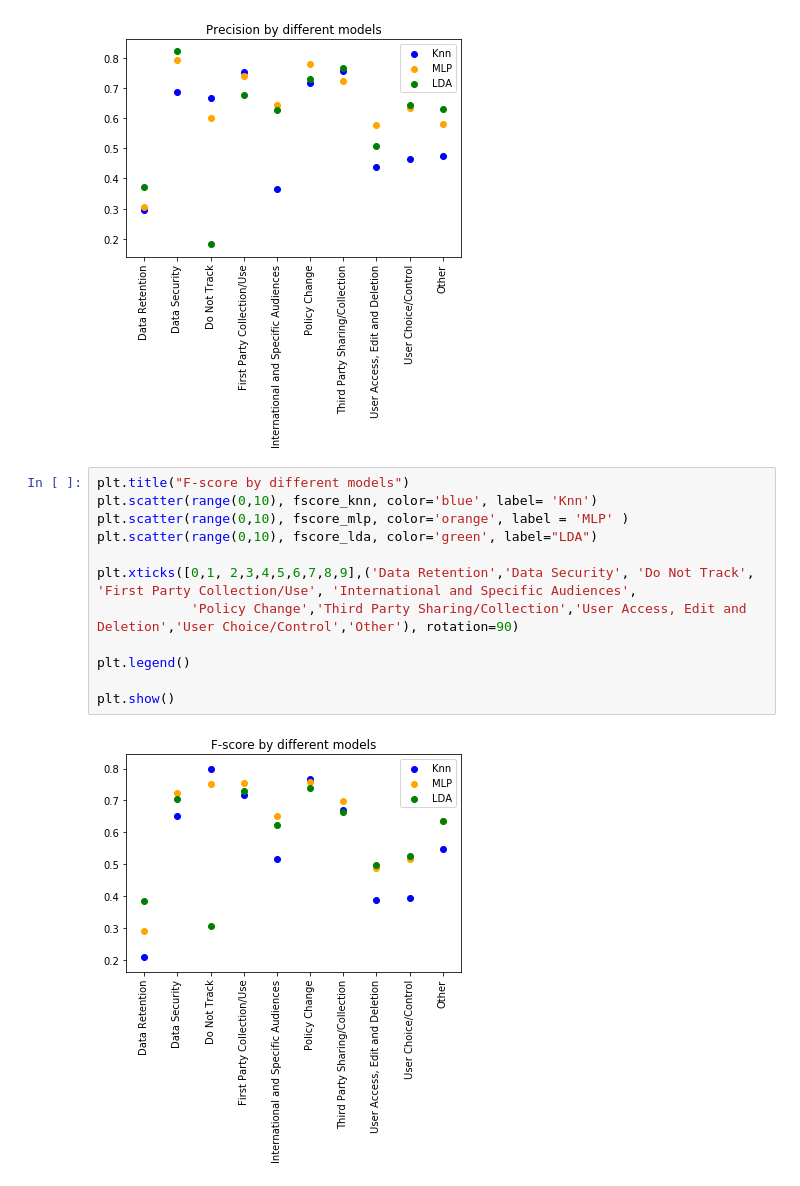
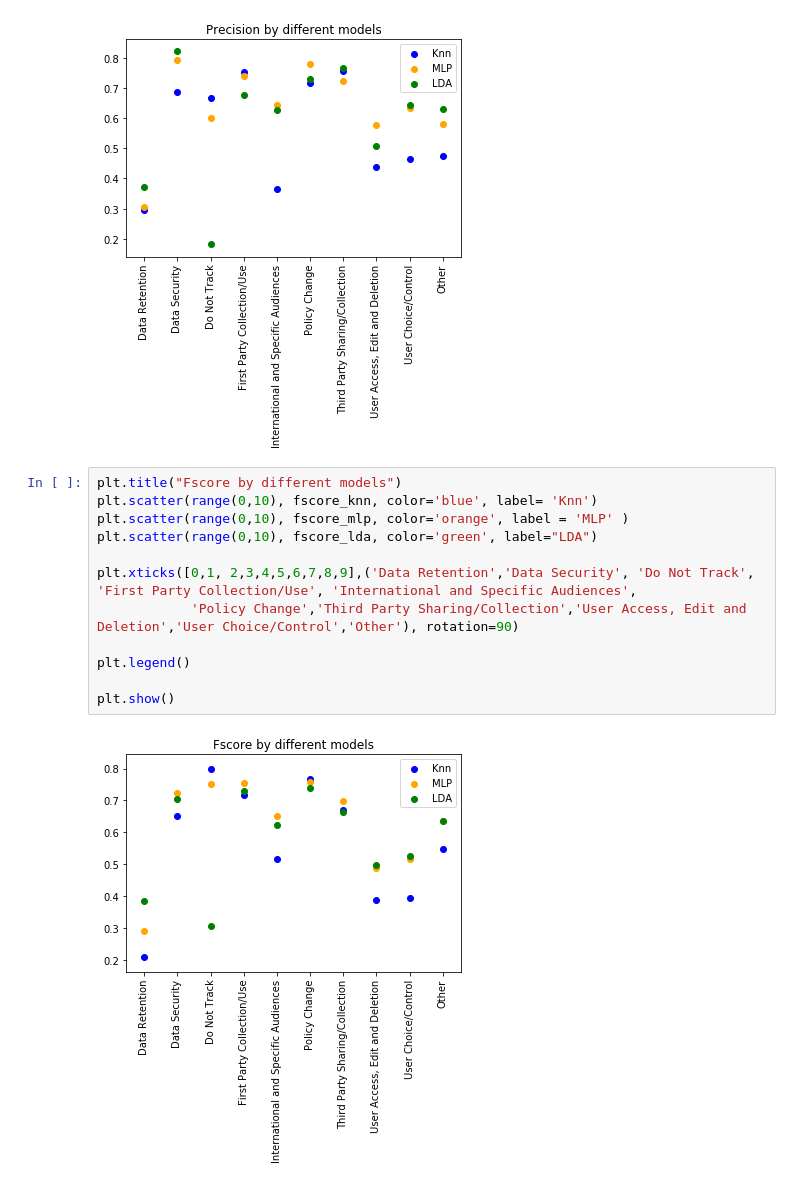
Before and after one commit to VaishnaviHire/cs6120_project, a Jupyter notebook: src/policy_summarization.ipynb, the cells around one changed output. Cells and saved outputs as stored; diff of their text form.

```diff
--- a/src/policy_summarization.ipynb
+++ b/src/policy_summarization.ipynb
@@ -539,16 +539,16 @@ plt.show()
 # %% [output]
 [figure]
 # %%
-plt.title("F-score by different models")
+plt.title("Fscore by different models")
 plt.scatter(range(0,10), fscore_knn, color='blue', label= 'Knn')
 plt.scatter(range(0,10), fscore_mlp, color='orange', label = 'MLP' )
 plt.scatter(range(0,10), fscore_lda, color='green', label="LDA")
 
 plt.xticks([0,1, 2,3,4,5,6,7,8,9],('Data Retention','Data Security', 'Do Not Track', 'First Party Collection/Use', 'International and Specific Audiences',
             'Policy Change','Third Party Sharing/Collection','User Access, Edit and Deletion','User Choice/Control','Other'), rotation=90)
 
 plt.legend()
 
 plt.show()
 # %% [output]
-[figure, old version]
+[figure, new version]
```
